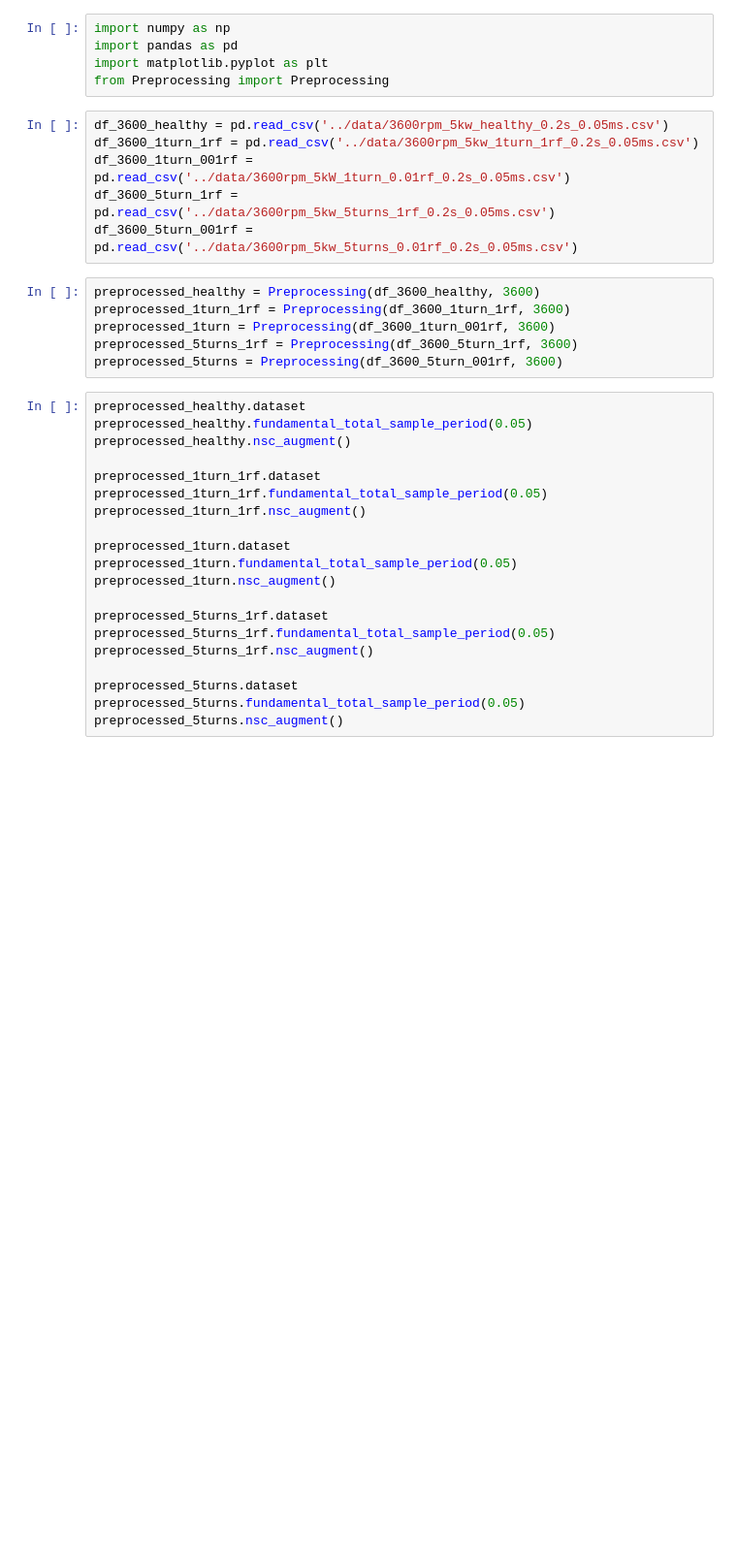
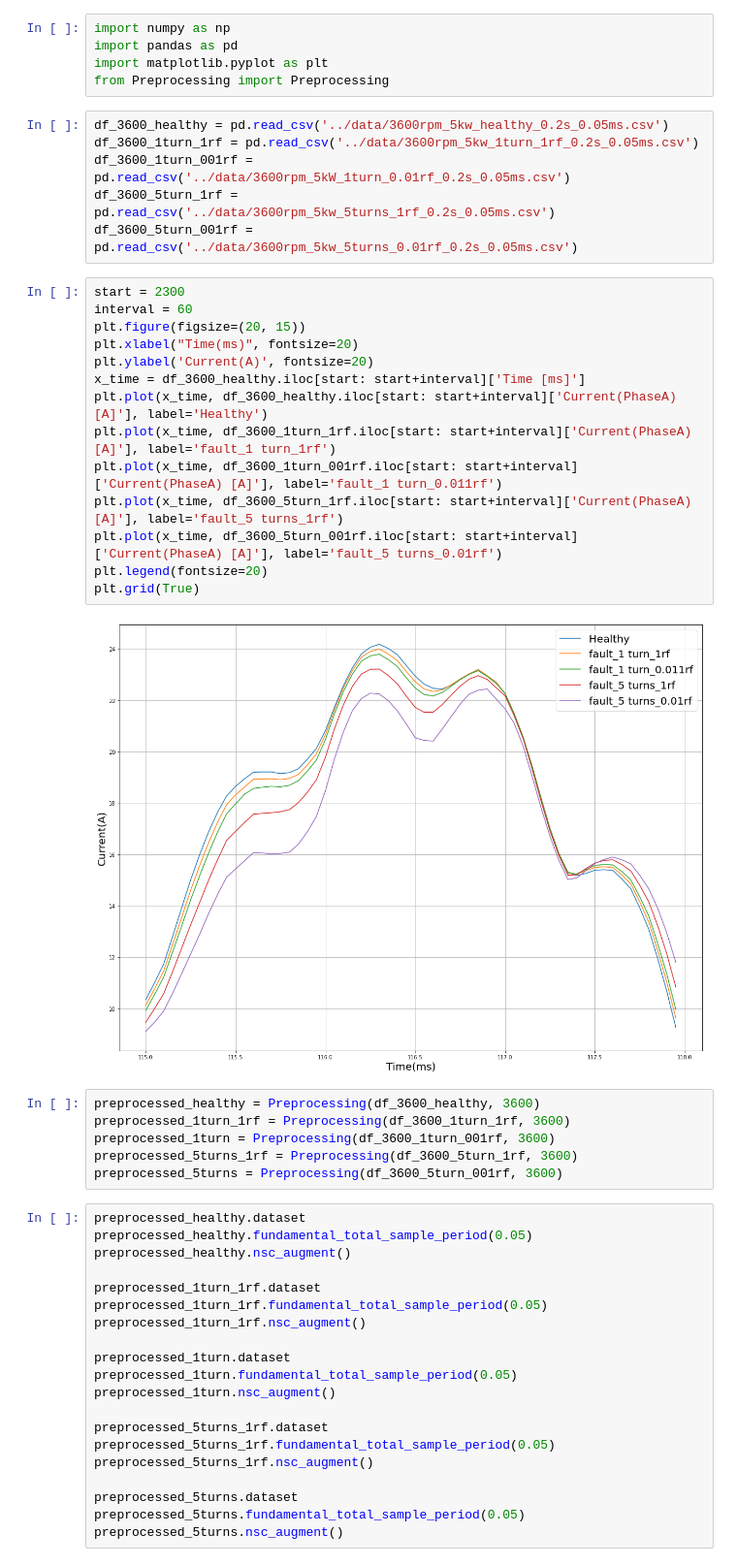
Before and after one commit to sojukang/Detection-of-inter-turn-short-circuit-fault-in-PMSM-using-SVM-and-negative-sequence-current, a Jupyter notebook: preprocessing/test_3600rpm.ipynb, the cells around one changed output. Shown at 97% size. Saved outputs shown, nothing was run; the diff lists cells and outputs as text; blank space fills up the shorter version.

```diff
--- a/preprocessing/test_3600rpm.ipynb
+++ b/preprocessing/test_3600rpm.ipynb
@@ -9,6 +9,22 @@ df_3600_1turn_1rf = pd.read_csv('../data/3600rpm_5kw_1turn_1rf_0.2s_0.05ms.csv')
 df_3600_1turn_001rf = pd.read_csv('../data/3600rpm_5kW_1turn_0.01rf_0.2s_0.05ms.csv')
 df_3600_5turn_1rf = pd.read_csv('../data/3600rpm_5kw_5turns_1rf_0.2s_0.05ms.csv')
 df_3600_5turn_001rf = pd.read_csv('../data/3600rpm_5kw_5turns_0.01rf_0.2s_0.05ms.csv')
+# %%
+start = 2300
+interval = 60
+plt.figure(figsize=(20, 15))
+plt.xlabel("Time(ms)", fontsize=20)
+plt.ylabel('Current(A)', fontsize=20)
+x_time = df_3600_healthy.iloc[start: start+interval]['Time [ms]']
+plt.plot(x_time, df_3600_healthy.iloc[start: start+interval]['Current(PhaseA) [A]'], label='Healthy')
+plt.plot(x_time, df_3600_1turn_1rf.iloc[start: start+interval]['Current(PhaseA) [A]'], label='fault_1 turn_1rf')
+plt.plot(x_time, df_3600_1turn_001rf.iloc[start: start+interval]['Current(PhaseA) [A]'], label='fault_1 turn_0.011rf')
+plt.plot(x_time, df_3600_5turn_1rf.iloc[start: start+interval]['Current(PhaseA) [A]'], label='fault_5 turns_1rf')
+plt.plot(x_time, df_3600_5turn_001rf.iloc[start: start+interval]['Current(PhaseA) [A]'], label='fault_5 turns_0.01rf')
+plt.legend(fontsize=20)
+plt.grid(True)
+# %% [output]
+[figure, added]
 # %%
 preprocessed_healthy = Preprocessing(df_3600_healthy, 3600)
 preprocessed_1turn_1rf = Preprocessing(df_3600_1turn_1rf, 3600)
```
Also changed, not shown: parts of 3 cells of this notebook, 14 other files.
